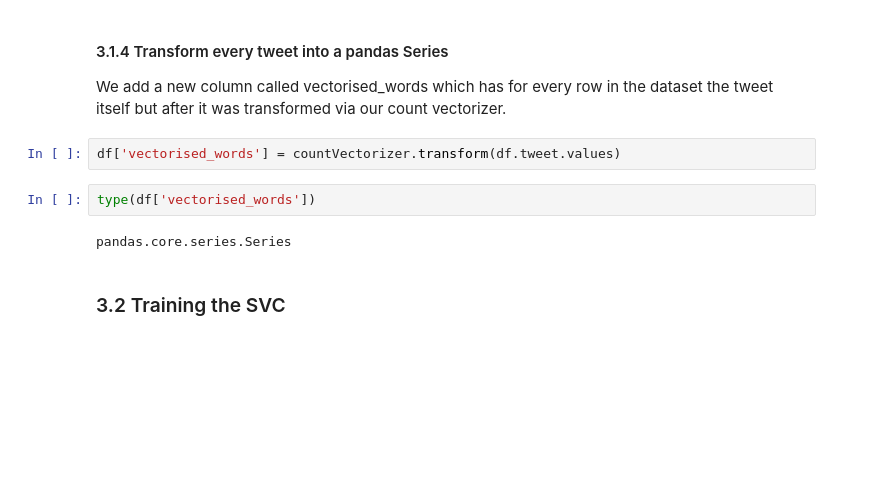
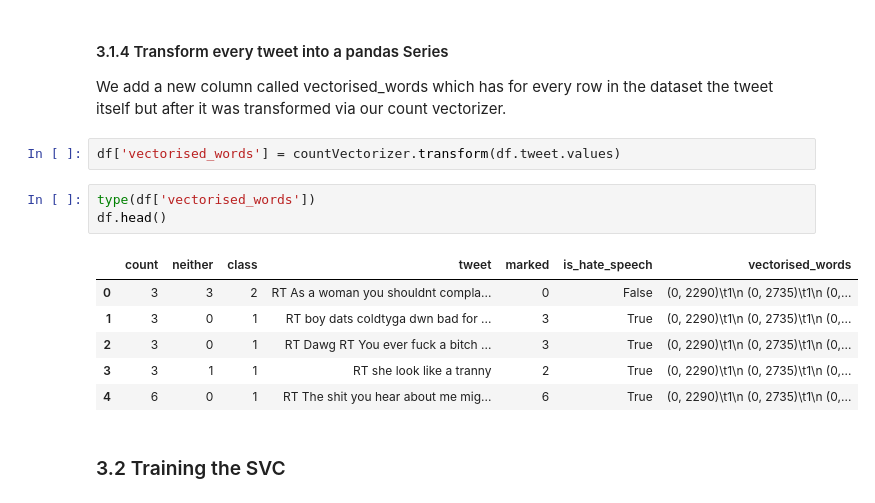
Before and after one commit to karinakozarova/HateBot, a Jupyter notebook: Jupyter notebooks/HateBot - ML.ipynb, the cells around one changed output. Cells and saved outputs as stored; diff of their text form; blank space fills up the shorter version.

```diff
--- a/Jupyter notebooks/HateBot - ML.ipynb
+++ b/Jupyter notebooks/HateBot - ML.ipynb
@@ -103,8 +118,14 @@ We add a new column called vectorised_words which has for every row in the datas
 df['vectorised_words'] = countVectorizer.transform(df.tweet.values)
 # %%
 type(df['vectorised_words'])
+df.head()
 # %% [output]
-pandas.core.series.Series
+|  | count | neither | class | tweet | marked | is_hate_speech | vectorised_words |
+| 0 | 3 | 3 | 2 | RT As a woman you shouldnt compla... | 0 | False | (0, 2290)\t1\n (0, 2735)\t1\n (0,... |
+| 1 | 3 | 0 | 1 | RT boy dats coldtyga dwn bad for ... | 3 | True | (0, 2290)\t1\n (0, 2735)\t1\n (0,... |
+| 2 | 3 | 0 | 1 | RT Dawg RT You ever fuck a bitch ... | 3 | True | (0, 2290)\t1\n (0, 2735)\t1\n (0,... |
+| 3 | 3 | 1 | 1 | RT she look like a tranny | 2 | True | (0, 2290)\t1\n (0, 2735)\t1\n (0,... |
+| 4 | 6 | 0 | 1 | RT The shit you hear about me mig... | 6 | True | (0, 2290)\t1\n (0, 2735)\t1\n (0,... |
 # %% [markdown]
 ### 3.2 Training the SVC
 # %% [markdown]
```
Also changed, not shown: parts of 52 cells of this notebook, 3 other files.
